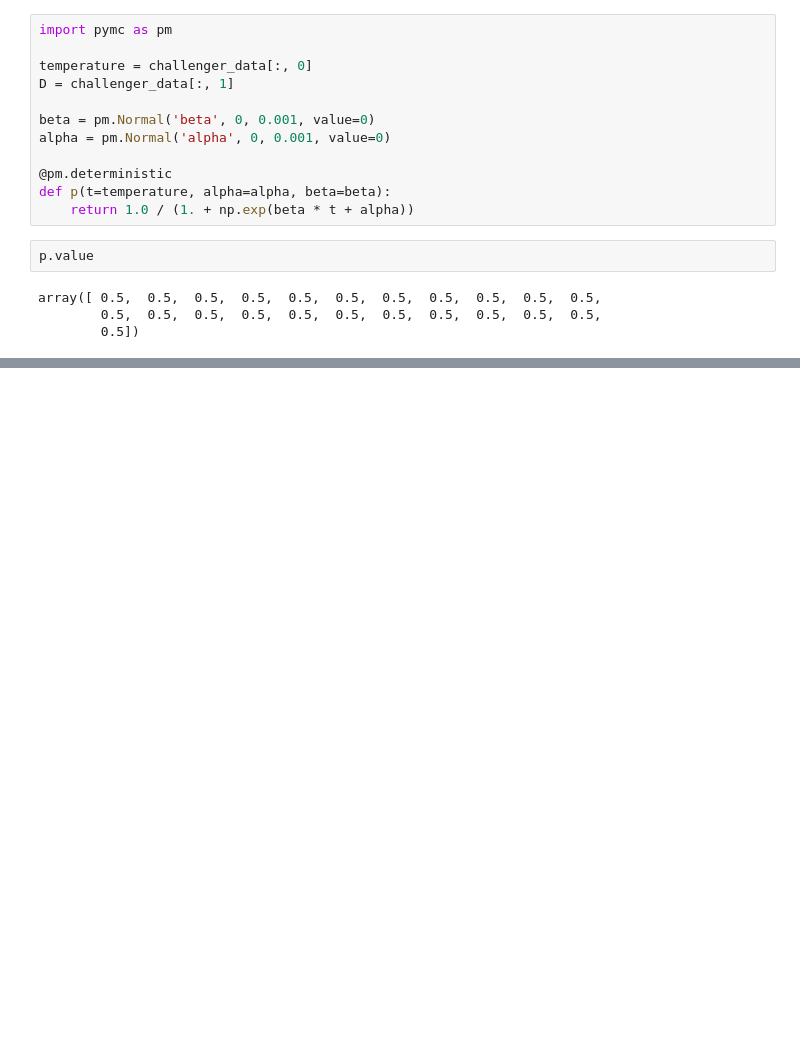
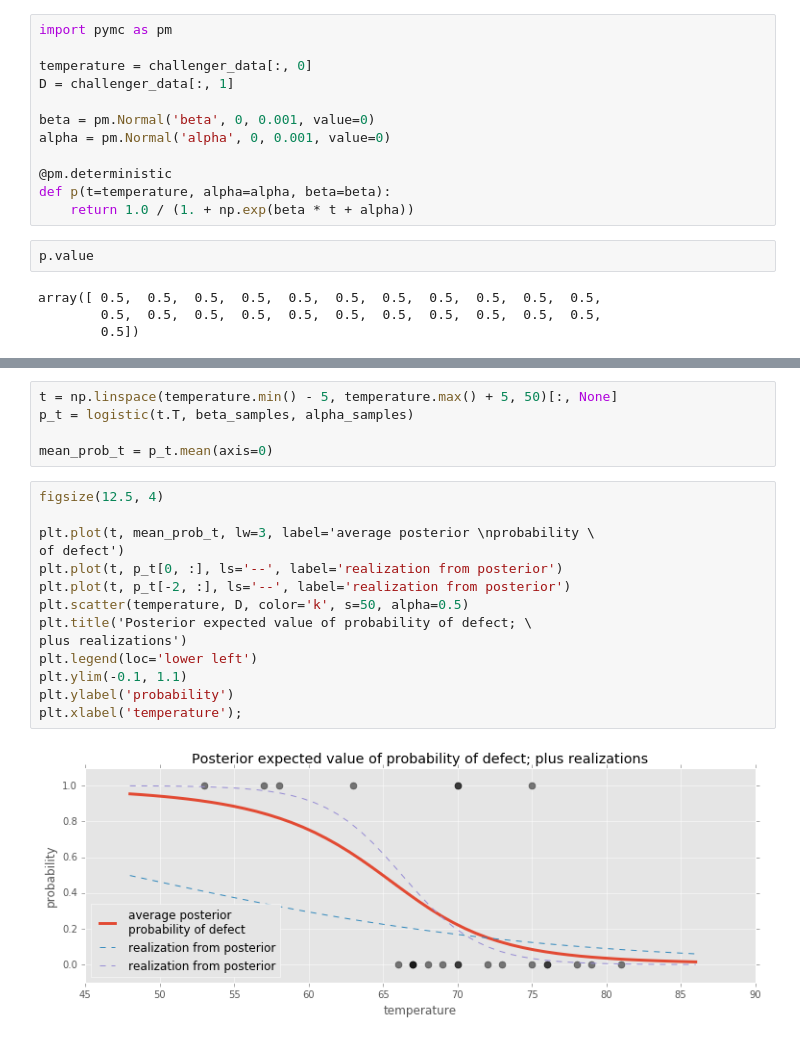
Before and after one commit to re9ulus/bayesian_methods, a Jupyter notebook: note2_PyMC.ipynb, the cells around one changed output, grey strips where cells are left out. Drawn from its saved outputs; the diff is of its cells as text; blank space fills up the shorter version.

```diff
--- a/note2_PyMC.ipynb
+++ b/note2_PyMC.ipynb
@@ -519,0 +520,21 @@ plt.legend();
+# %%
+t = np.linspace(temperature.min() - 5, temperature.max() + 5, 50)[:, None]
+p_t = logistic(t.T, beta_samples, alpha_samples)
+
+mean_prob_t = p_t.mean(axis=0)
+# %%
+figsize(12.5, 4)
+
+plt.plot(t, mean_prob_t, lw=3, label='average posterior \nprobability \
+of defect')
+plt.plot(t, p_t[0, :], ls='--', label='realization from posterior')
+plt.plot(t, p_t[-2, :], ls='--', label='realization from posterior')
+plt.scatter(temperature, D, color='k', s=50, alpha=0.5)
+plt.title('Posterior expected value of probability of defect; \
+plus realizations')
+plt.legend(loc='lower left')
+plt.ylim(-0.1, 1.1)
+plt.ylabel('probability')
+plt.xlabel('temperature');
+# %% [output]
+[figure, added]
```
Also changed, not shown: parts of 27 cells of this notebook.
